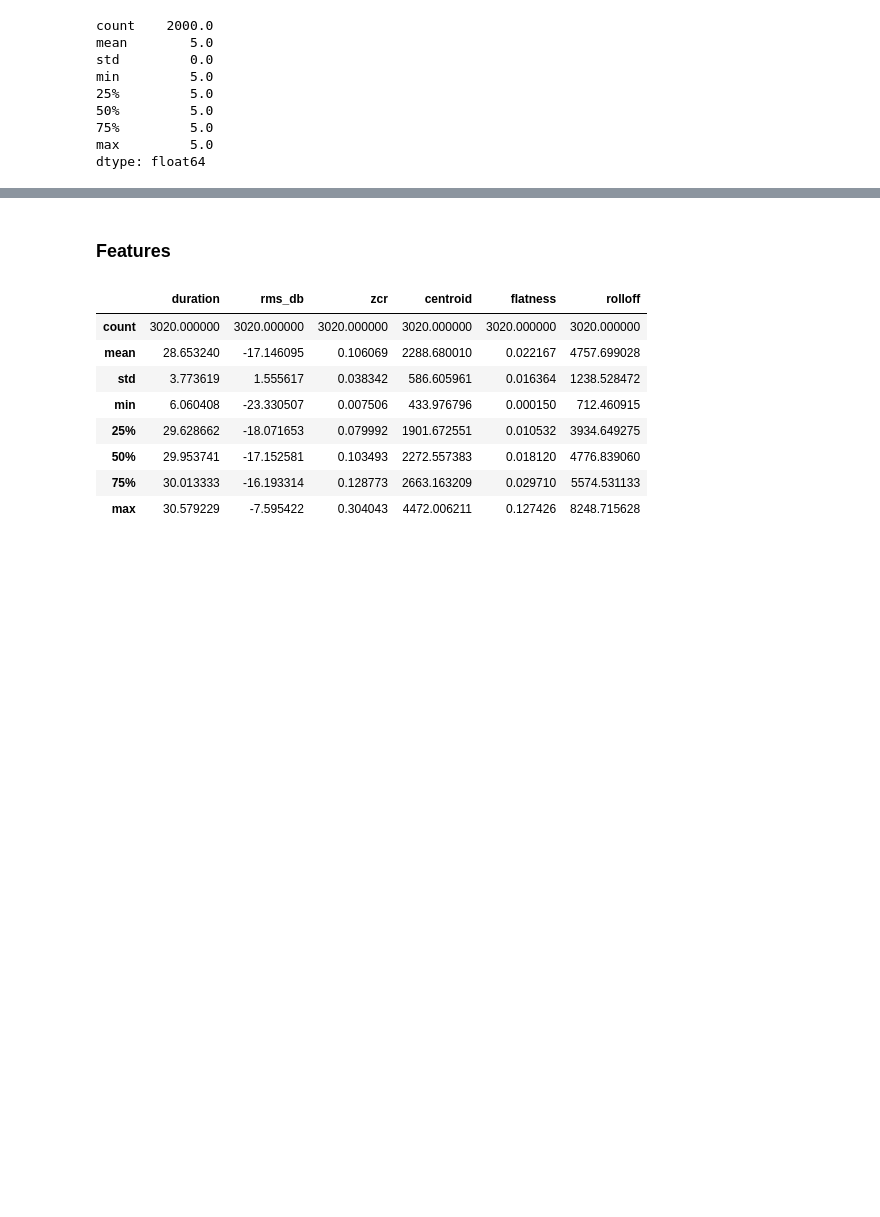
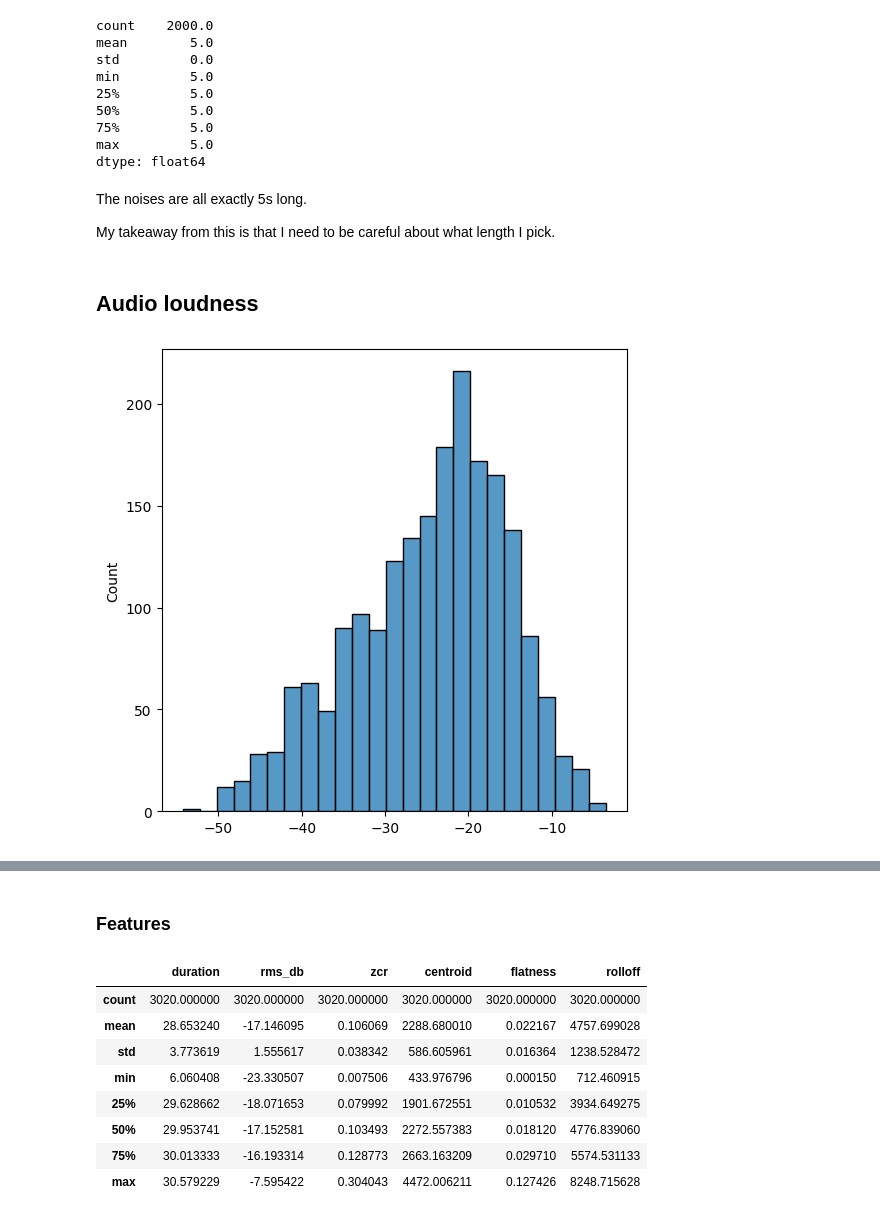
Before and after one commit to 24f2008014/dl-genai-project-26-t1, a Jupyter notebook: notebooks/eda.ipynb, the cells around one changed output, grey strips where cells are left out. Cells and saved outputs as stored; diff of their text form; code cells hidden in the pictures; blank space fills up the shorter version.

Commit message:
Work on histplots/KDEs for EDA; t-SNE viz for comparing synth/test

```diff
--- a/notebooks/eda.ipynb
+++ b/notebooks/eda.ipynb
@@ -185,3 +170,17 @@ min         5.0
 75%         5.0
 max         5.0
 dtype: float64
+# %% [markdown]
+The noises are all exactly 5s long.
+
+My takeaway from this is that I need to be careful about what length I pick.
+# %% [markdown]
+## Audio loudness
+# %%
+noise_rmses = [rms_db(load_audio(path=f, sr=config.SR)) for f in noises]
+# %%
+plt.figure(figsize=(6,6))
+sns.histplot(noise_rmses)
+plt.show()
+# %% [output]
+[figure, added]
```
Also changed, not shown: parts of 31 cells of this notebook.
